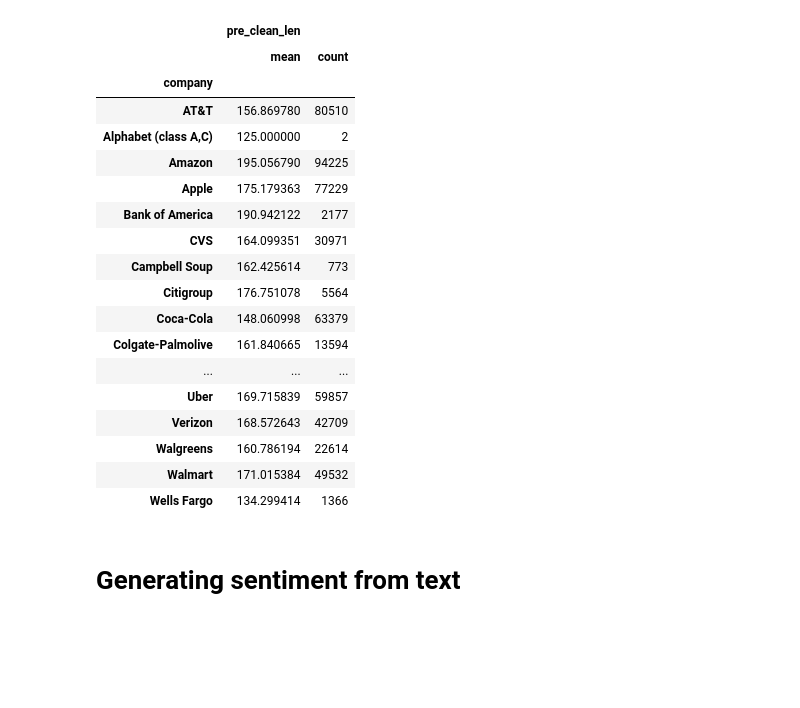
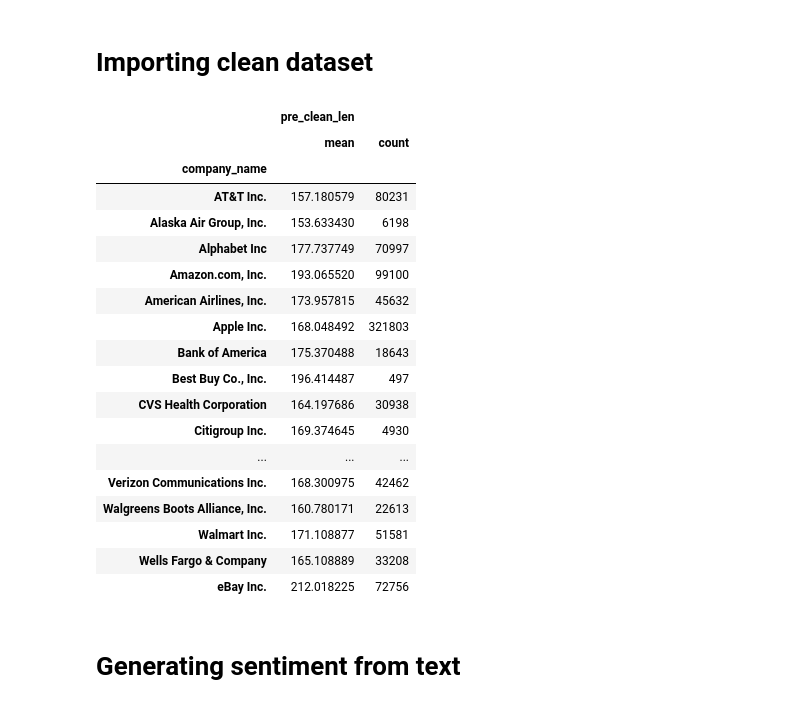
Before and after one commit to phpinto/social_media_sentiment_analysis_to_predict_stock_prices, a Jupyter notebook: api_calls/python/Jupyeter Notebooks/Generating_sentiment.ipynb, the cells around one changed output. Cells and saved outputs as stored; diff of their text form; code cells hidden in the pictures; blank space fills up the shorter version.

```diff
--- a/api_calls/python/Jupyeter Notebooks/Generating_sentiment.ipynb
+++ b/api_calls/python/Jupyeter Notebooks/Generating_sentiment.ipynb
@@ -1,3 +1,5 @@
+# %% [markdown]
+# Importing clean dataset
 # %%
 #reading cleaned dataset
 import pandas as pd
@@ -8,27 +10,27 @@ my_df.head()
 my_df = my_df.drop_duplicates(subset='clean_text', keep='first')
 # %%
 #grouping the results by companies to understand if we have similar number of tweets for each company
-my_df[['clean_text', 'pre_clean_len']].groupby(my_df['company']).agg(['mean', 'count'])
+my_df[['clean_text', 'pre_clean_len']].groupby(my_df['company_name']).agg(['mean', 'count'])
 # %% [output]
 |  | pre_clean_len |  |
 |  | mean | count |
-| company |  |  |
-| AT&T | 156.869780 | 80510 |
-| Alphabet (class A,C) | 125.000000 | 2 |
-| Amazon | 195.056790 | 94225 |
-| Apple | 175.179363 | 77229 |
-| Bank of America | 190.942122 | 2177 |
-| CVS | 164.099351 | 30971 |
-| Campbell Soup | 162.425614 | 773 |
-| Citigroup | 176.751078 | 5564 |
-| Coca-Cola | 148.060998 | 63379 |
-| Colgate-Palmolive | 161.840665 | 13594 |
+| company_name |  |  |
+| AT&T Inc. | 157.180579 | 80231 |
+| Alaska Air Group, Inc. | 153.633430 | 6198 |
+| Alphabet Inc | 177.737749 | 70997 |
+| Amazon.com, Inc. | 193.065520 | 99100 |
+| American Airlines, Inc. | 173.957815 | 45632 |
+| Apple Inc. | 168.048492 | 321803 |
+| Bank of America | 175.370488 | 18643 |
+| Best Buy Co., Inc. | 196.414487 | 497 |
+| CVS Health Corporation | 164.197686 | 30938 |
+| Citigroup Inc. | 169.374645 | 4930 |
 | ... | ... | ... |
-| Uber | 169.715839 | 59857 |
-| Verizon | 168.572643 | 42709 |
-| Walgreens | 160.786194 | 22614 |
-| Walmart | 171.015384 | 49532 |
-| Wells Fargo | 134.299414 | 1366 |
+| Verizon Communications Inc. | 168.300975 | 42462 |
+| Walgreens Boots Alliance, Inc. | 160.780171 | 22613 |
+| Walmart Inc. | 171.108877 | 51581 |
+| Wells Fargo & Company | 165.108889 | 33208 |
+| eBay Inc. | 212.018225 | 72756 |
 # %% [markdown]
 # Generating sentiment from text
 # %%
```
Also changed, not shown: parts of 19 cells of this notebook.
